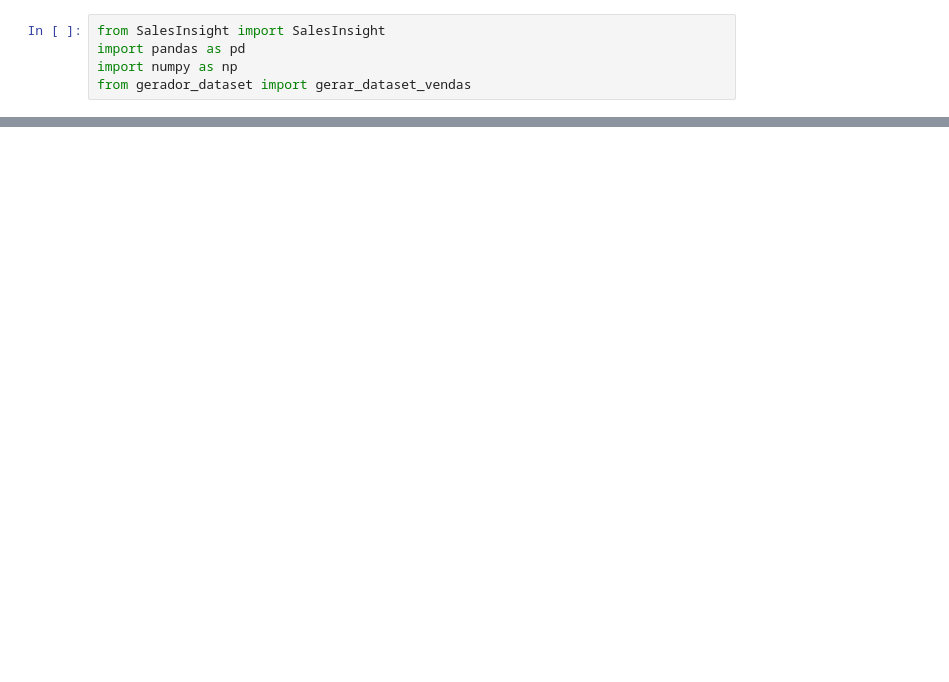
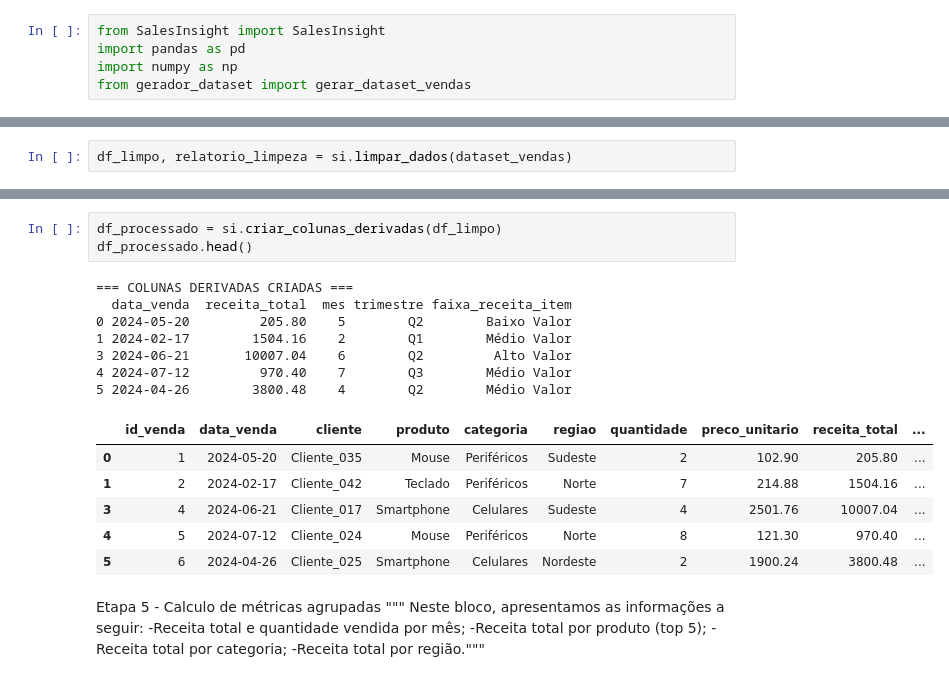
Before and after one commit to giselemachado1978-ai/copy-salesinsight-py, a Jupyter notebook: src/salesinsight.ipynb, the cells around one changed output, grey strips where cells are left out. Drawn from its saved outputs; the diff is of its cells as text; blank space fills up the shorter version.

```diff
--- a/src/salesinsight.ipynb
+++ b/src/salesinsight.ipynb
@@ -28,0 +59,2 @@ Registros carregados: 200
+# %%
+df_limpo, relatorio_limpeza = si.limpar_dados(dataset_vendas)
@@ -28,0 +106,25 @@ Registros carregados: 200
+# %%
+df_processado = si.criar_colunas_derivadas(df_limpo)
+df_processado.head()
+# %% [output]
+=== COLUNAS DERIVADAS CRIADAS ===
+  data_venda  receita_total  mes trimestre faixa_receita_item
+0 2024-05-20         205.80    5        Q2        Baixo Valor
+1 2024-02-17        1504.16    2        Q1        Médio Valor
+3 2024-06-21       10007.04    6        Q2         Alto Valor
+4 2024-07-12         970.40    7        Q3        Médio Valor
+5 2024-04-26        3800.48    4        Q2        Médio Valor
+|  | id_venda | data_venda | cliente | produto | categoria | regiao | quantidade | preco_unitario | receita_total | ... |
+| 0 | 1 | 2024-05-20 | Cliente_035 | Mouse | Periféricos | Sudeste | 2 | 102.90 | 205.80 | ... |
+| 1 | 2 | 2024-02-17 | Cliente_042 | Teclado | Periféricos | Norte | 7 | 214.88 | 1504.16 | ... |
+| 3 | 4 | 2024-06-21 | Cliente_017 | Smartphone | Celulares | Sudeste | 4 | 2501.76 | 10007.04 | ... |
+| 4 | 5 | 2024-07-12 | Cliente_024 | Mouse | Periféricos | Norte | 8 | 121.30 | 970.40 | ... |
+| 5 | 6 | 2024-04-26 | Cliente_025 | Smartphone | Celulares | Nordeste | 2 | 1900.24 | 3800.48 | ... |
+# %% [markdown]
+Etapa 5 - Calculo de métricas agrupadas
+"""
+Neste bloco, apresentamos as informações a seguir:
+-Receita total e quantidade vendida por mês;
+-Receita total por produto (top 5);
+-Receita total por categoria;
+-Receita total por região."""
```
Also changed, not shown: parts of 26 cells of this notebook.
